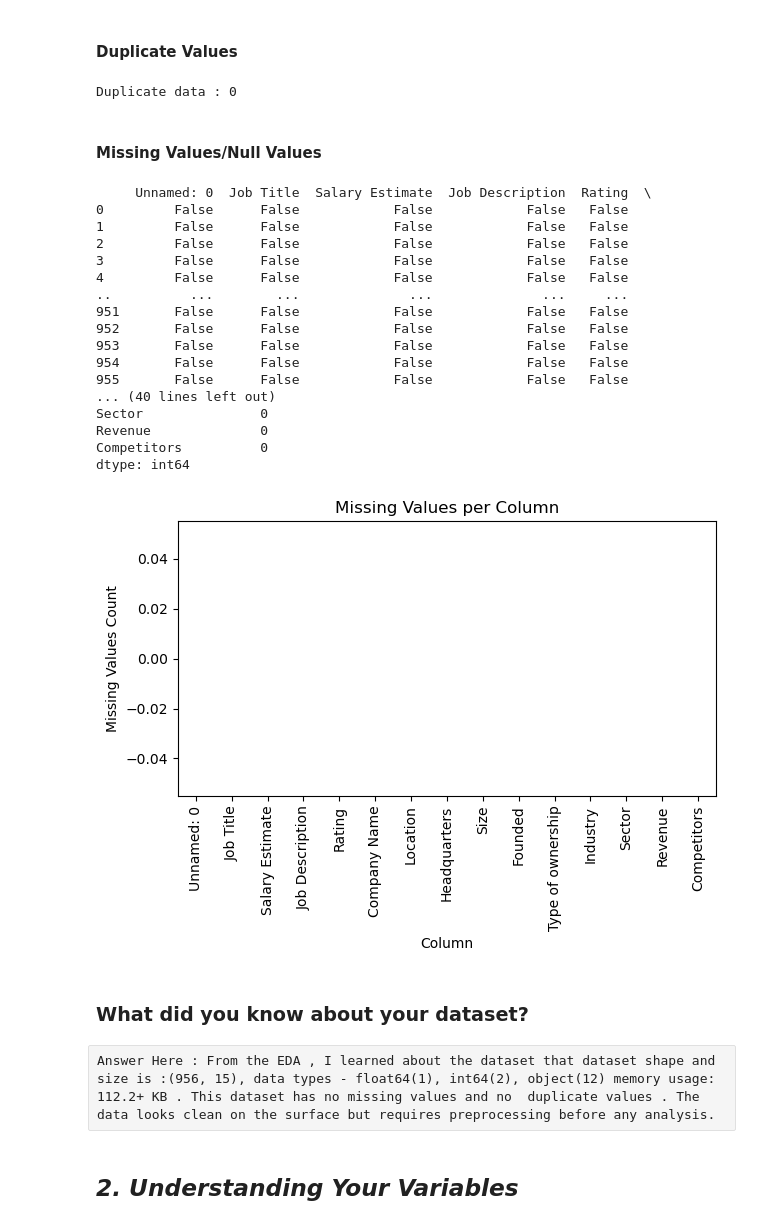
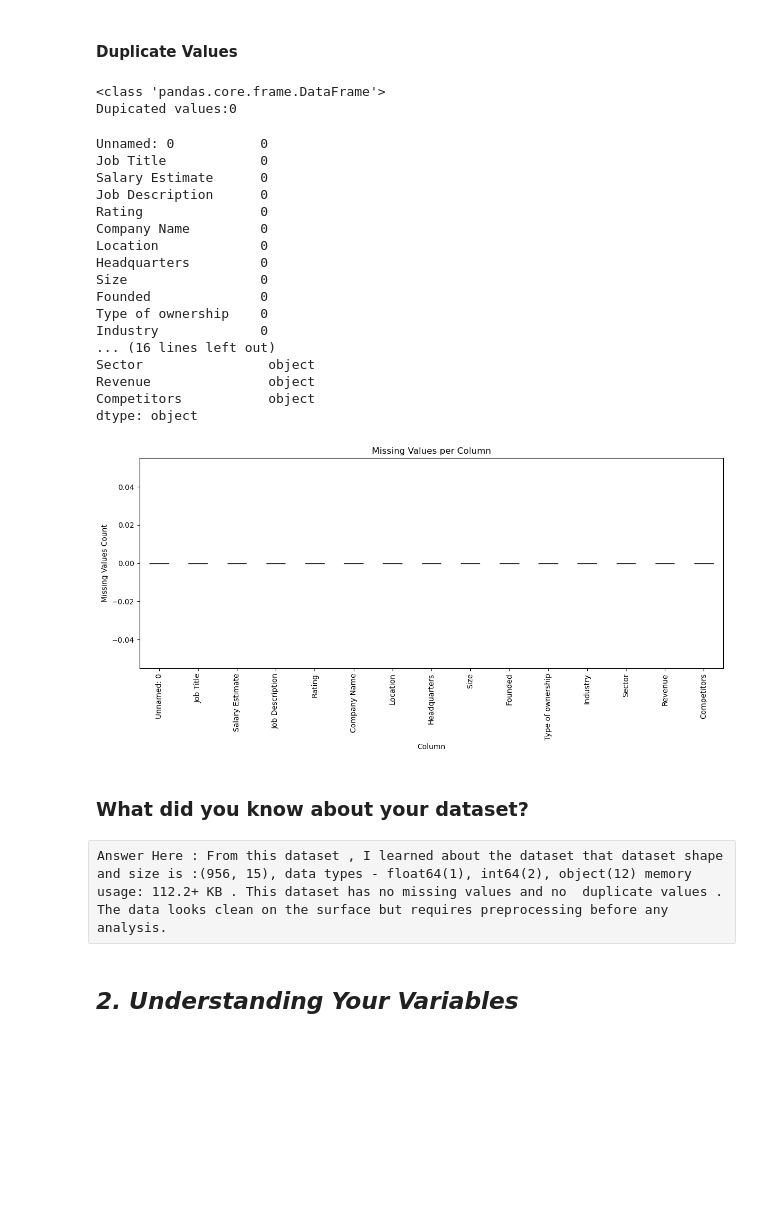
Before and after one commit to Nisha1987Bhatt/Glassdoor-job-Eda, a Jupyter notebook: Sample_EDA_Submission_NishaBhatt.ipynb, the cells around one changed output. Drawn from its saved outputs; the diff is of its cells as text; code cells hidden in the pictures; blank space fills up the shorter version.

```diff
--- a/Sample_EDA_Submission_NishaBhatt.ipynb
+++ b/Sample_EDA_Submission_NishaBhatt.ipynb
@@ -77,4 +77,5 @@ import matplotlib.pyplot as plt
 ### Dataset Loading
 # %%
 # Load Dataset
-Df = pd.read_csv(r"C:\Users\Ashutosh Bhatt\Downloads\glassdoor_jobs.csv",encoding ='latin1')
+import pandas as pd
+df = pd.read_csv(r"C:\Users\Ashutosh Bhatt\Downloads\glassdoor_jobs.csv",encoding ='latin1')
@@ -167,50 +148,51 @@ None
 #### Duplicate Values
 # %%
 # Dataset Duplicate Value Count
-
-Total_duplicates = Df.duplicated().sum()
-print(f"Duplicate data : {Total_duplicates}")
+print(type(df))
+Total_duplicate=df.duplicated().sum()
+print(f"Dupicated values:{Total_duplicate}")
 # %% [output]
-Duplicate data : 0
+<class 'pandas.core.frame.DataFrame'>
+Dupicated values:0
-# %% [markdown]
-#### Missing Values/Null Values
 # %%
 # Missing Values/Null Values Count
-print(Df.isnull())
-print(Df.isnull().sum())
+print(df.isnull().sum())
+print(df.dtypes)
 # %% [output]
-     Unnamed: 0  Job Title  Salary Estimate  Job Description  Rating  \
-0         False      False            False            False   False
-1         False      False            False            False   False
-2         False      False            False            False   False
-3         False      False            False            False   False
-4         False      False            False            False   False
-..          ...        ...              ...              ...     ...
-951       False      False            False            False   False
-952       False      False            False            False   False
-953       False      False            False            False   False
-954       False      False            False            False   False
-955       False      False            False            False   False
-... (40 lines left out)
-Sector               0
-Revenue              0
-Competitors          0
-dtype: int64
+Unnamed: 0           0
+Job Title            0
+Salary Estimate      0
+Job Description      0
+Rating               0
+Company Name         0
+Location             0
+Headquarters         0
+Size                 0
+Founded              0
+Type of ownership    0
+Industry             0
+... (16 lines left out)
+Sector                object
+Revenue               object
+Competitors           object
+dtype: object
 # %%
 # Visualizing the missing values
-missing_values = Df.isnull().sum()
-missing_values.plot(kind='bar',color='red')
+import matplotlib.pyplot as plt
+plt.figure(figsize=(12,6))
+missing_values = df.isnull().sum()
+missing_values.plot(kind='bar',color='red',edgecolor='black')
 plt.xlabel ('Column')
 plt.ylabel('Missing Values Count')
 plt.title('Missing Values per Column')
 plt.tight_layout()
 plt.show()
 # %% [output]
-[figure, old version]
+[figure, new version]
 # %% [markdown]
 ### What did you know about your dataset?
 # %% [raw]
-Answer Here : From the EDA , I learned about the dataset that dataset shape and size is :(956, 15), data types - float64(1), int64(2), object(12) memory usage: 112.2+ KB . This dataset has no missing values and no  duplicate values . The data looks clean on the surface but requires preprocessing before any analysis.
+Answer Here : From this dataset , I learned about the dataset that dataset shape and size is :(956, 15), data types - float64(1), int64(2), object(12) memory usage: 112.2+ KB . This dataset has no missing values and no  duplicate values . The data looks clean on the surface but requires preprocessing before any analysis.
 # %% [markdown]
 ## ***2. Understanding Your Variables***
 # %%
```
Also changed, not shown: parts of 9 cells of this notebook, 1 other file.
